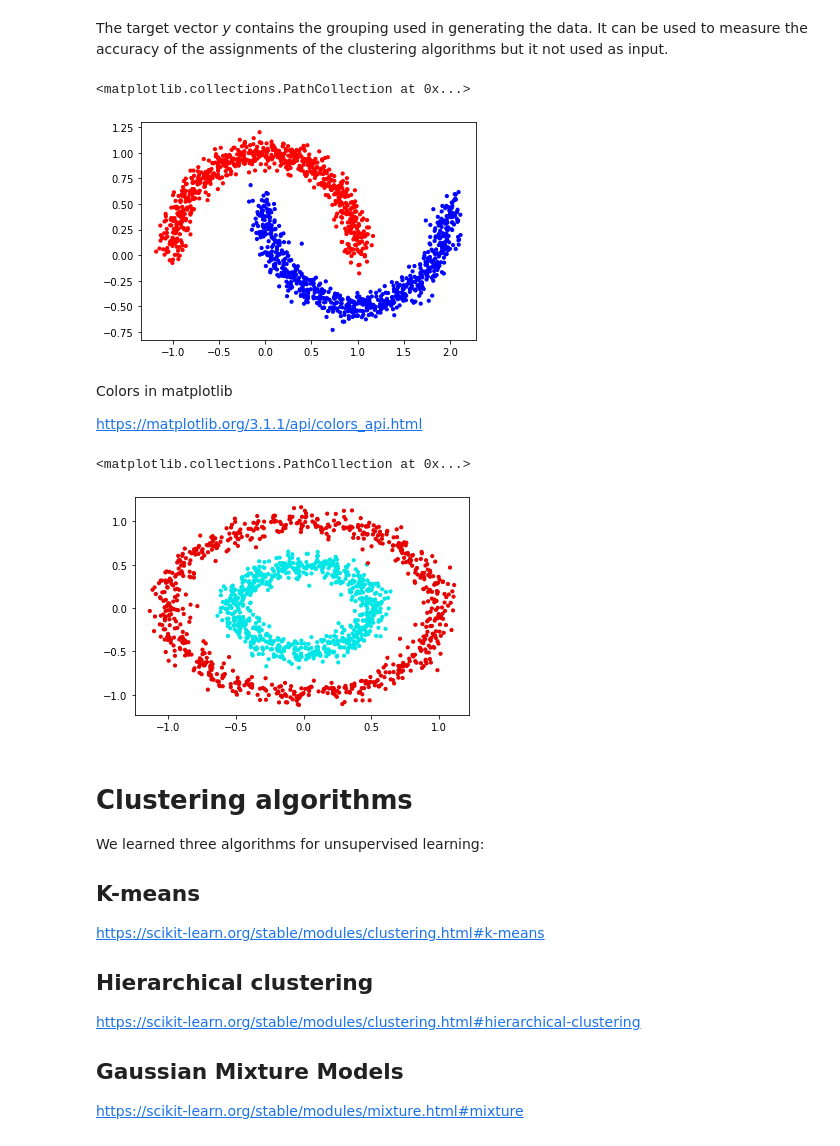
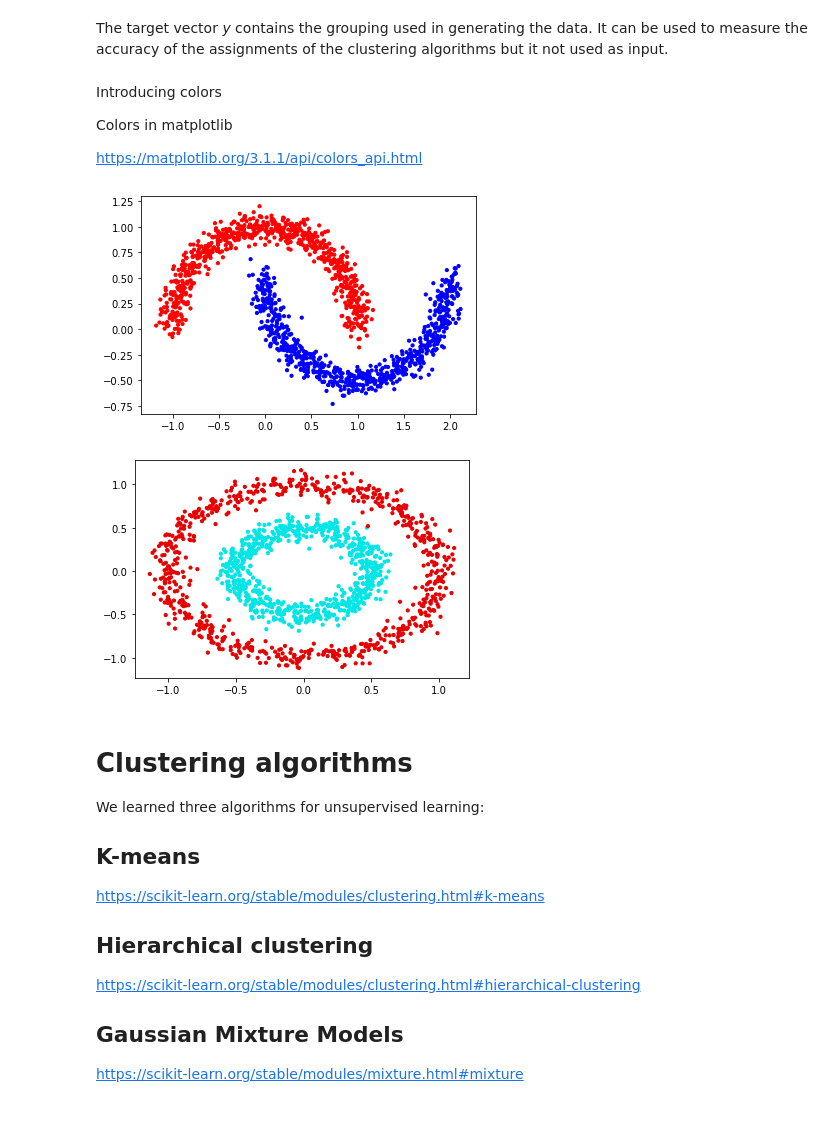
Before and after one commit to teoyi/scientific-computing-archive, a Jupyter notebook: sci-comp-II/Week-8/cluster-detection.ipynb, the cells around one changed output. Saved outputs shown, nothing was run; the diff lists cells and outputs as text; code cells hidden in the pictures; blank space fills up the shorter version.

```diff
--- a/sci-comp-II/Week-8/cluster-detection.ipynb
+++ b/sci-comp-II/Week-8/cluster-detection.ipynb
@@ -80,13 +57,9 @@ plt.scatter(X6[:, 0], X6[:, 1],s=dotsize)
 The target vector *y* contains the grouping used in generating the data.
 It can be used to measure the accuracy of the assignments of the clustering algorithms
 but it not used as input.
-# %%
-colors = np.array(['r','b','g'])
-plt.scatter(X2[:, 0], X2[:, 1], s=dotsize, color=colors[y2])
-# %% [output]
-<matplotlib.collections.PathCollection at 0x...>
-[figure, removed]
 # %% [markdown]
+Introducing colors
+
 Colors in matplotlib
 
 https://matplotlib.org/3.1.1/api/colors_api.html
@@ -101,11 +66,22 @@ colors = np.array(['#377eb8', '#ff7f00', '#4daf4a',
 # %%
-# colors as red,green blue value as tuple
-colors = np.array([(0.9,0.0,0.0),(0.0,0.9,0.9),(0.5,0.5,0.1)])
+colors1 = np.array(['r','b','g'])
+plt.figure()
+plt.scatter(X2[:, 0], X2[:, 1], s=dotsize, color=colors1[y2])
+
+# predefined colors
+colors2 = np.array(['r','b','g'])
+# colors as red,green blue value in hex
+colors3 = np.array(['#377eb8', '#ff7f00', '#4daf4a',
+                                             '#f781bf', '#a65628', '#984ea3',
+                                             '#999999', '#e41a1c', '#dede00'])
+                                             # colors as red,green blue value as tuple
+colors4 = np.array([(0.9,0.0,0.0),(0.0,0.9,0.9),(0.5,0.5,0.1)])
+plt.figure()
+plt.scatter(X1[:, 0], X1[:, 1], s=dotsize, color=colors4[y1])
+plt.show()
+# %% [output]
+[figure, added]
+[figure, added]
-# %%
-plt.scatter(X1[:, 0], X1[:, 1], s=dotsize, color=colors[y1])
-# %% [output]
-<matplotlib.collections.PathCollection at 0x...>
-[figure, removed]
 # %% [markdown]
 # Clustering algorithms
 
```
Also changed, not shown: parts of 17 cells of this notebook.
